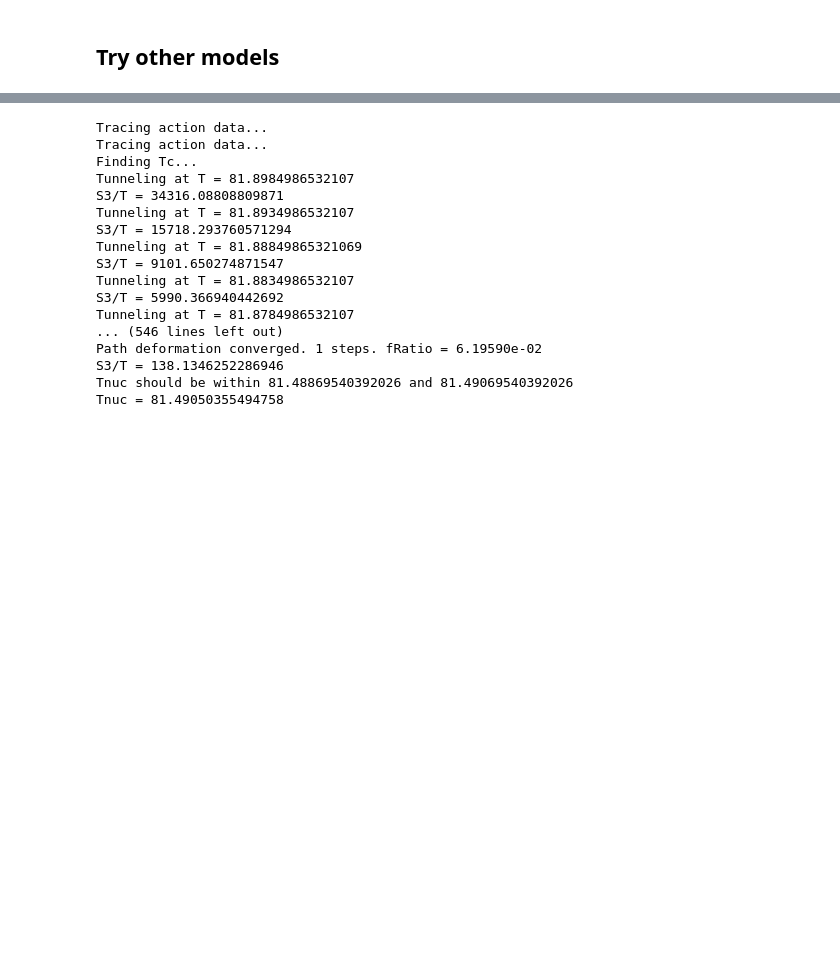
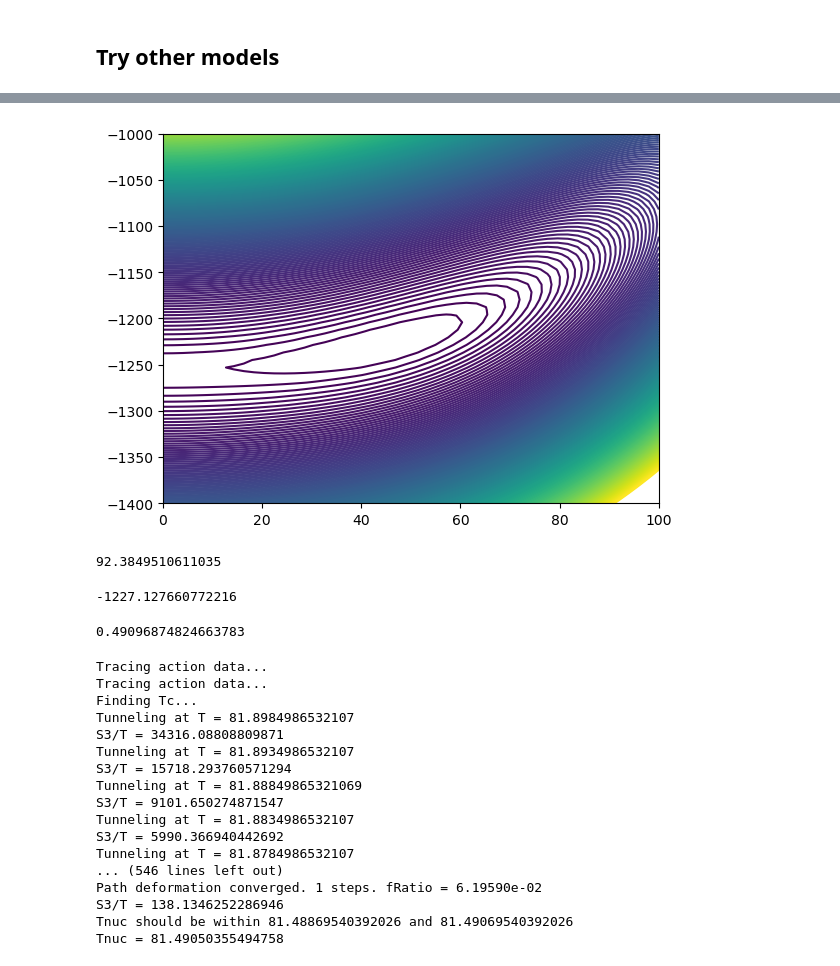
Before and after one commit to quarkquartet/EWPT-ALP, a Jupyter notebook: phase_transition/test.ipynb, the cells around one changed output, grey strips where cells are left out. Cells and saved outputs as stored; diff of their text form; code cells hidden in the pictures; blank space fills up the shorter version.

```diff
--- a/phase_transition/test.ipynb
+++ b/phase_transition/test.ipynb
@@ -831,3 +887,19 @@ model = model_ALP(5, 0.07, 0.150162589, 4.6954121450475,8805.31558198024,102.187
+# %%
+model.plot2d([0,100,-1400,-1000],T=model.Tc)
+# %% [output]
+[figure, added]
+# %%
+model.Tc
+# %% [output]
+92.3849510611035
+# %%
+model.Smin(model.Tcvev, model.Tc)
+# %% [output]
+-1227.127660772216
+# %%
+model.Smin()
+# %% [output]
+0.49096874824663783
 # %%
 model.find_Tn()
 # %% [output]
```
Also changed, not shown: parts of 7 cells of this notebook, 3 other files.
